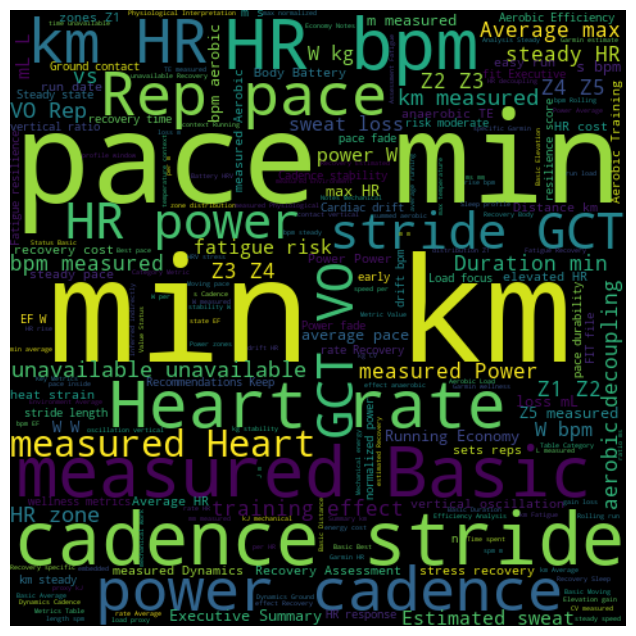
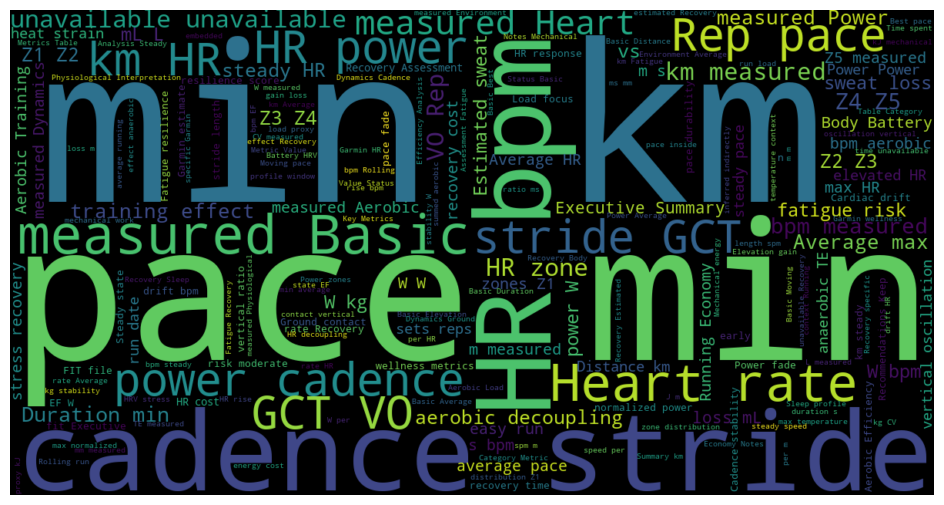
Code edit (unified diff) that turned the first committed figure into the second:
--- before
+++ after
@@ -37,8 +37,8 @@
 
 # Create the wordcloud object
-wordcloud = WordCloud(width=480, height=480, margin=0).generate(text)
+wordcloud = WordCloud(width=1200, height=630, margin=0).generate(text)
 
 # Display the generated image
-plt.figure(figsize=(8, 8))
+plt.figure(figsize=(12, 6.3))
 plt.imshow(wordcloud, interpolation="bilinear")
 plt.axis("off")

Commit: thumnail